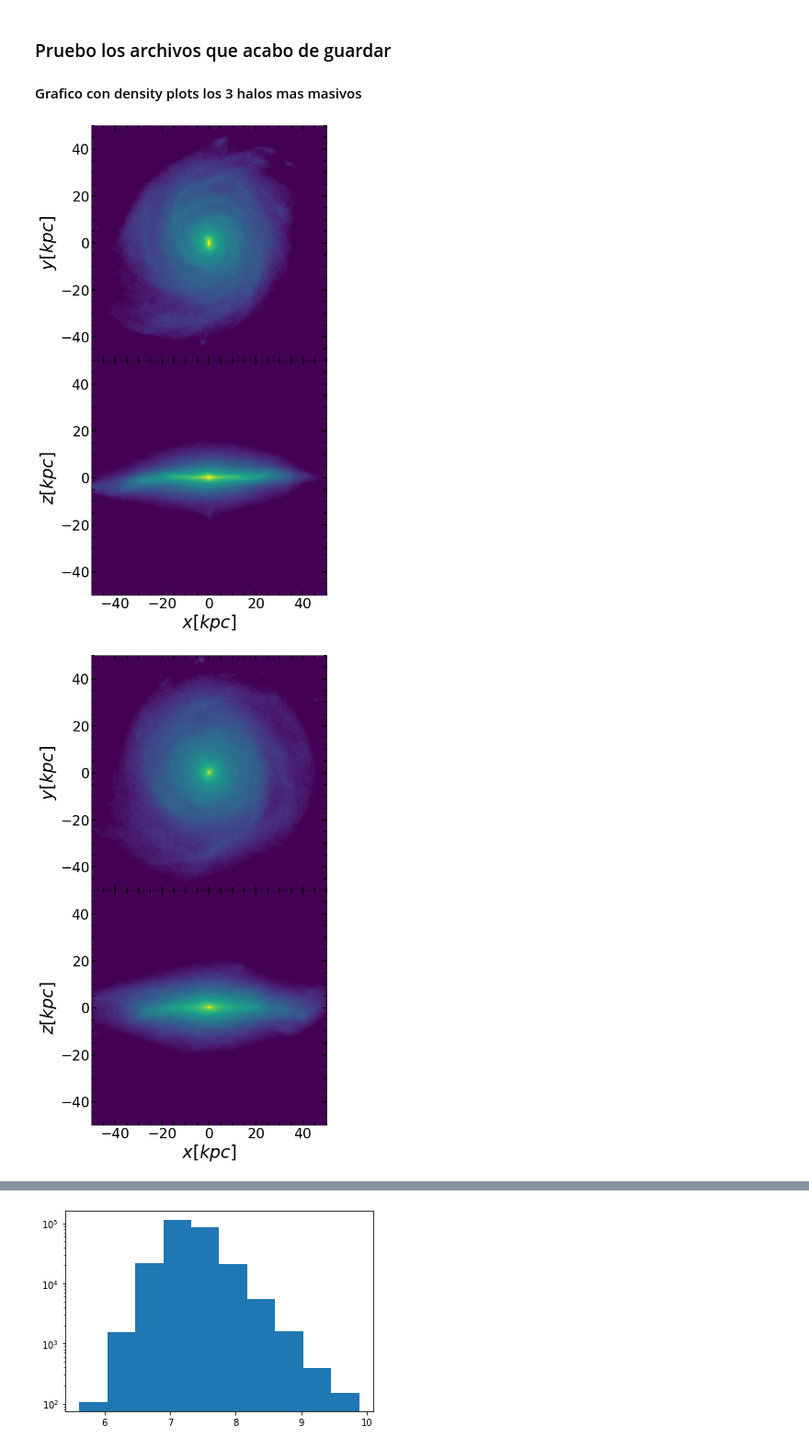
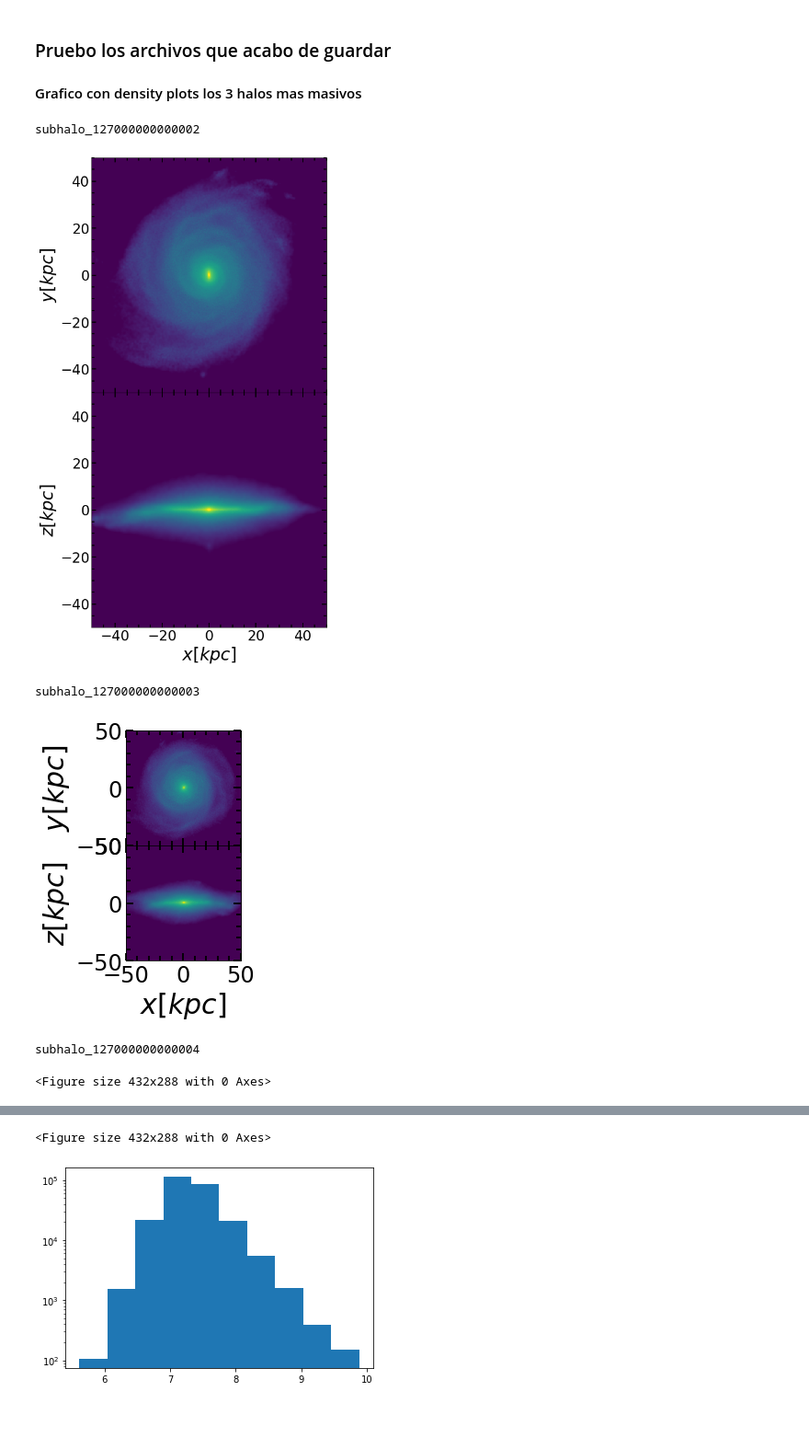
Before and after one commit to ornemarioni/gradients, a Jupyter notebook: programs/read_HESTIA.ipynb, the cells around one changed output, grey strips where cells are left out. Shown: that part at 92% size. Cells and saved outputs as stored; diff of their text form; code cells hidden in the pictures; blank space fills up the shorter version.

Commit message:
leo los halos del AHF outputs

```diff
--- a/programs/read_HESTIA.ipynb
+++ b/programs/read_HESTIA.ipynb
@@ -103 +17,9 @@ Wall time: 1.85 s
+# %%
+hires = np.where(fMhires > 0.9999)
+IDs   = ID[hires]
+M_vir = Mvir[hires]
+X_c   = Xc[hires]
+Y_c   = Yc[hires]
+Z_c   = Zc[hires]
+R_vir = Rvir[hires]
 # %% [markdown]
@@ -132,0 +47,8 @@ print (H_pos[:10])
+# %%
+#Posicion de los 15 halos mas masivos
+Xcen = X_c[mask][::-1]
+Ycen = Y_c[mask][::-1]
+Zcen = Z_c[mask][::-1]
+
+for i in range(15):
+    print(Xcen[i], Ycen[i], Zcen[i])
@@ -132,0 +73,4 @@ print (H_pos[:10])
+# %%
+Hpos = np.array([Xcen, Ycen, Zcen])
+HPos = Hpos.T
+np.shape(HPos)
@@ -339,0 +256,3 @@ print(Rvir)
+# %%
+for i in range(15):
+    print ('subhalo=',str('%d'%Id[i]))
@@ -445,13 +384,15 @@ import sphviewer as sph
 import numpy as np
 import matplotlib.pyplot as plt
 
-vector = (0,1,3)
+# vector = (0,1,3)
 
 path = '../_simulations/snap_127/'
 
 for i in range(0,3):
 
-    snap = h5py.File(path + 'subhalo_'+str('%03d'%vector[i])+'.h5py', 'r')
+    snap = h5py.File(path + 'subhalo_'+str('%d'%Id[i])+'.h5py', 'r')
+
+    print('subhalo_'+str('%d'%Id[i]))
 
     cm   = snap['/Center'][()]
     aexp = snap['/Time'][()]
@@ -472,22 +413,22 @@ for i in range(0,3):
     v_z = vel[:,2] *np.sqrt(aexp)
 
 #----------------------masas----------------------------
-    masa_str = masa_str/h
+    mstr = masa_str*1e10/h
 
 
     veloc,=np.where(r<3)
 
 #----------componentes de la velocidad del centro de masa------------
-    vxcm = sum(masa_str[veloc]*v_x[veloc])/sum(masa_str[veloc])
-    vycm = sum(masa_str[veloc]*v_y[veloc])/sum(masa_str[veloc])
-    vzcm = sum(masa_str[veloc]*v_z[veloc])/sum(masa_str[veloc])
+    vxcm = sum(mstr[veloc]*v_x[veloc])/sum(mstr[veloc])
+    vycm = sum(mstr[veloc]*v_y[veloc])/sum(mstr[veloc])
+    vzcm = sum(mstr[veloc]*v_z[veloc])/sum(mstr[veloc])
 
 #----- velocidades de las estrellas respecto del centro de masa de la galaxia---------
     vx = v_x - vxcm
     vy = v_y - vycm
     vz = v_z - vzcm
 
-    e1x,e2x,e3x,e1y,e2y,e3y,e1z,e2z,e3z = rot.rot1(masa_str,xstr,ystr,zstr,vx,vy,vz,5)
+    e1x,e2x,e3x,e1y,e2y,e3y,e1z,e2z,e3z = rot.rot1(mstr,xstr,ystr,zstr,vx,vy,vz,5)
 
 ##posiciones de partículas que se quiere graficar
 ##como lo de arriba me da los versores hago las posiciones con esto
@@ -516,10 +457,10 @@ for i in range(0,3):
     cmap='viridis'
 
 #-----grafico-----------
-    fig=plt.figure(1,figsize=(8,13))
+    fig=plt.figure(i,figsize=(8,13))
     fig.subplots_adjust(bottom=0.08, left =0.2, right = 0.92, top = 0.95, wspace=0.03, hspace= 0)
 
-    particles=sph.Particles(pos[corte,:],masa_str[corte]*1e10,nb=50)
+    particles=sph.Particles(pos[corte,:],mstr[corte],nb=50)
     escena=sph.Scene(particles)
     escena.update_camera(r='infinity',x=0,y=0,z=0,extent=[-rl,rl,-rl,rl])
     rend1=sph.Render(escena)
@@ -532,36 +473,41 @@ for i in range(0,3):
     #ax1.set_title('Gadget - '+ str('%s'%vector2[i]), fontsize=18)
     ax1.set_xticklabels([])
     #plt.xlabel('$x$'+' $[kpc]$', fontsize=26)
     plt.ylabel('$y[kpc]$', fontsize=30)
     ax1.minorticks_on()
     ax1.tick_params( labelsize=24)
     ax1.tick_params('both', length=5, width=1.8,which='minor', direction='in', right='on',top='on')
     ax1.tick_params('both', length=8, width=1.8,which='major', direction='in', right='on',top='on')
 
-    particles=sph.Particles(pos[corte,:],masa_str[corte]*1e10,nb=50)
+    particles=sph.Particles(pos[corte,:],mstr[corte],nb=50)
     escena=sph.Scene(particles)
     escena.update_camera(r='infinity',x=0,y=0,z=0,extent=[-rl,rl,-rl,rl], t=90)
     rend=sph.Render(escena)
     extent=escena.get_extent()
     rend.set_logscale()
 
     ax2=fig.add_subplot(212)
     plt.imshow(rend.get_image(),extent=extent,origin='lower',cmap=cmap, vmin=vmin, vmax= vmax)
     #plt.axis('off')
     plt.xlabel('$x[kpc]$', fontsize=30)
     plt.ylabel('$z[kpc]$', fontsize=30)
     ax2.minorticks_on()
     ax2.tick_params( labelsize=24)
     ax2.tick_params('both', length=5, width=1.8,which='minor', direction='in', right='on',top='on')
     ax2.tick_params('both', length=8, width=1.8,which='major', direction='in', right='on',top='on')
     #plt.text(12.5, 12.5, str('%.3f'%t)+'Gyr', fontsize=22, color='white', ha='left', va='top')
 
     plt.show()
     plt.clf()
 # %% [output]
+subhalo_127000000000002
 [figure]
+subhalo_127000000000003
-[figure, old version]
+[figure, new version]
+subhalo_127000000000004
+<Figure size 432x288 with 0 Axes>
 [figure]
+<Figure size 432x288 with 0 Axes>
 # %%
 rend1.histogram(log=True)
 # %% [output]
```
Also changed, not shown: parts of 29 cells of this notebook.
